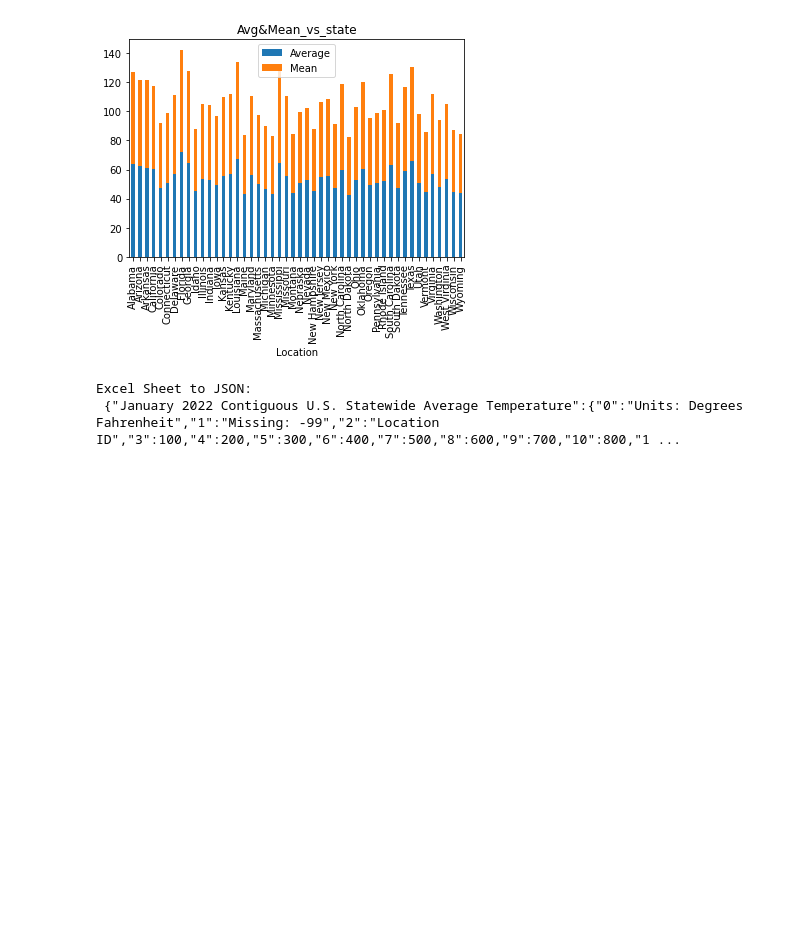
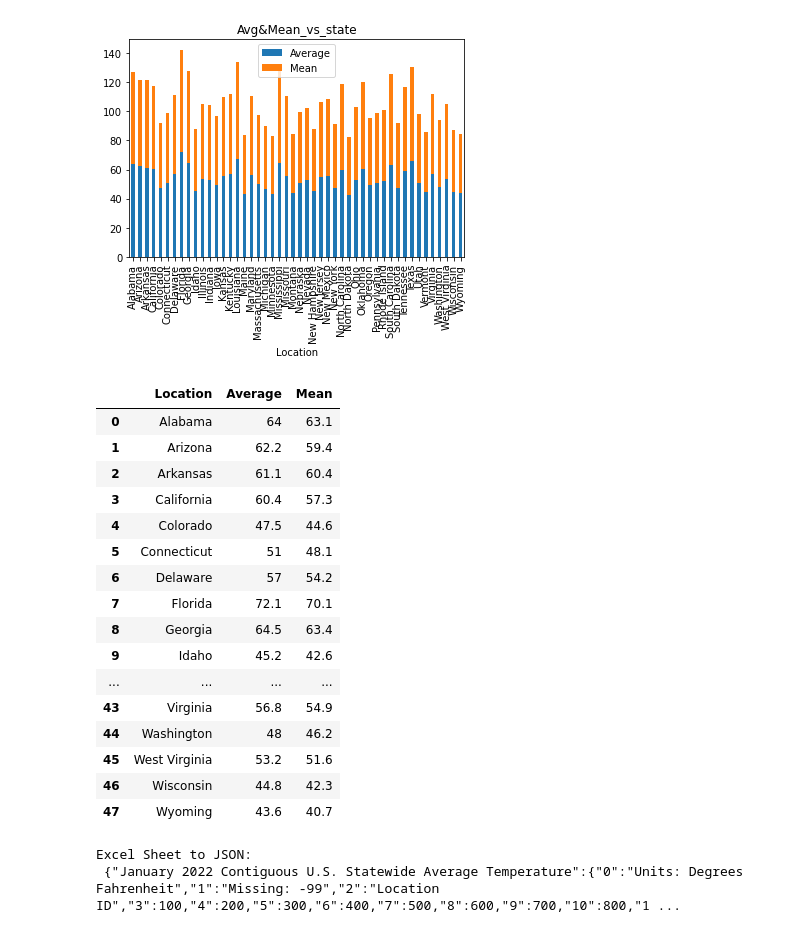
Before and after one commit to hthelander/Project-3, a Jupyter notebook: weather1.ipynb, the cells around one changed output. Cells and saved outputs as stored; diff of their text form; code cells hidden in the pictures; blank space fills up the shorter version.

```diff
--- a/weather1.ipynb
+++ b/weather1.ipynb
@@ -150,0 +155,3 @@ clean_df1.to_json(r'Resources\Avg&Mean.json')
+# %%
+engine = sqlalchemy.create_engine("sqlite:///nps.sqlite",echo=False)
+connection = engine.connect()
@@ -151,3 +160,23 @@ clean_df1.to_json(r'Resources\Avg&Mean.json')
+# %%
+pd.read_sql("SELECT * FROM Summary_weather_data", connection)
+# %% [output]
+|  | Location | Average | Mean |
+| 0 | Alabama | 64 | 63.1 |
+| 1 | Arizona | 62.2 | 59.4 |
+| 2 | Arkansas | 61.1 | 60.4 |
+| 3 | California | 60.4 | 57.3 |
+| 4 | Colorado | 47.5 | 44.6 |
+| 5 | Connecticut | 51 | 48.1 |
+| 6 | Delaware | 57 | 54.2 |
+| 7 | Florida | 72.1 | 70.1 |
+| 8 | Georgia | 64.5 | 63.4 |
+| 9 | Idaho | 45.2 | 42.6 |
+| ... | ... | ... | ... |
+| 43 | Virginia | 56.8 | 54.9 |
+| 44 | Washington | 48 | 46.2 |
+| 45 | West Virginia | 53.2 | 51.6 |
+| 46 | Wisconsin | 44.8 | 42.3 |
+| 47 | Wyoming | 43.6 | 40.7 |
 # %%
 Jan_df = pd.read_excel('US Weather Data .xlsx',sheet_name='January',engine='openpyxl')
 jan1_str = Jan_df.to_json()
```
Also changed, not shown: parts of 36 cells of this notebook, 18 other files.
